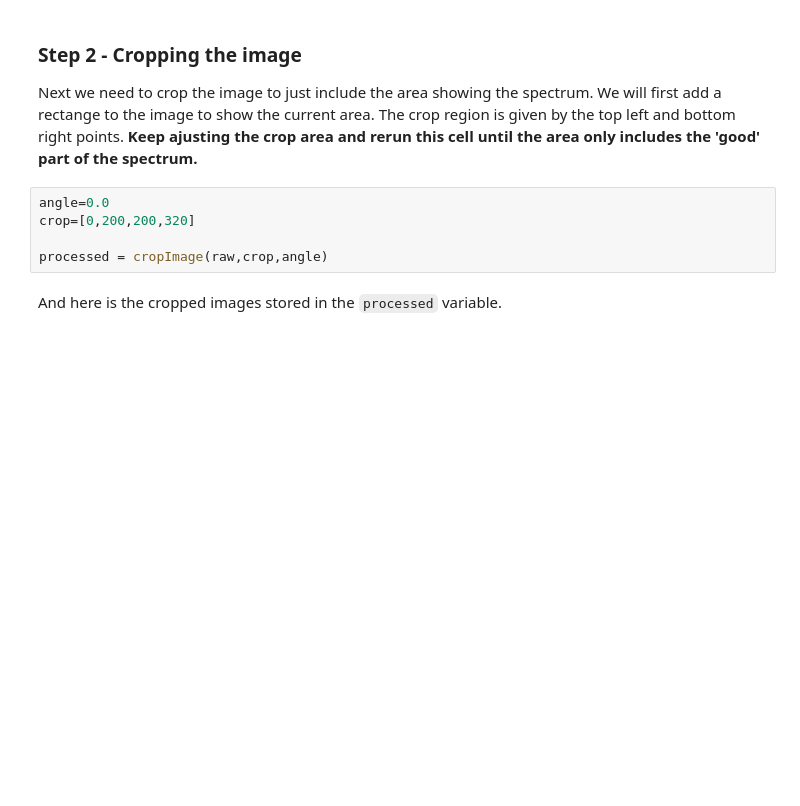
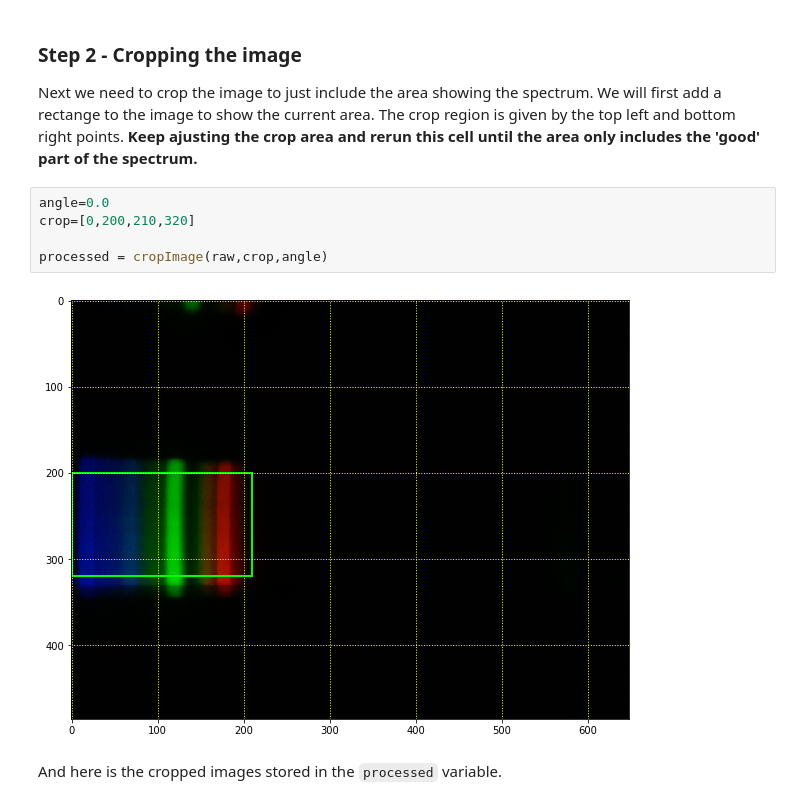
Before and after one commit to orcsgirls/LegoSpectrometer, a Jupyter notebook: SpectrometerControl.ipynb, the cells around one changed output. Saved outputs shown, nothing was run; the diff lists cells and outputs as text; blank space fills up the shorter version.

```diff
--- a/SpectrometerControl.ipynb
+++ b/SpectrometerControl.ipynb
@@ -188,9 +191,11 @@ raw
 Next we need to crop the image to just include the area showing the spectrum. We will first add a rectange to the image to show the current area. The crop region is given by the top left and bottom right points. **Keep ajusting the crop area and rerun this cell until the area only includes the 'good' part of the spectrum.**
 # %%
 angle=0.0
-crop=[0,200,200,320]
+crop=[0,200,210,320]
 
 processed = cropImage(raw,crop,angle)
+# %% [output]
+[figure, added]
 # %% [markdown]
 And here is the cropped images stored in the `processed` variable.
 # %%
```
Also changed, not shown: parts of 6 cells of this notebook, 6 other files.
